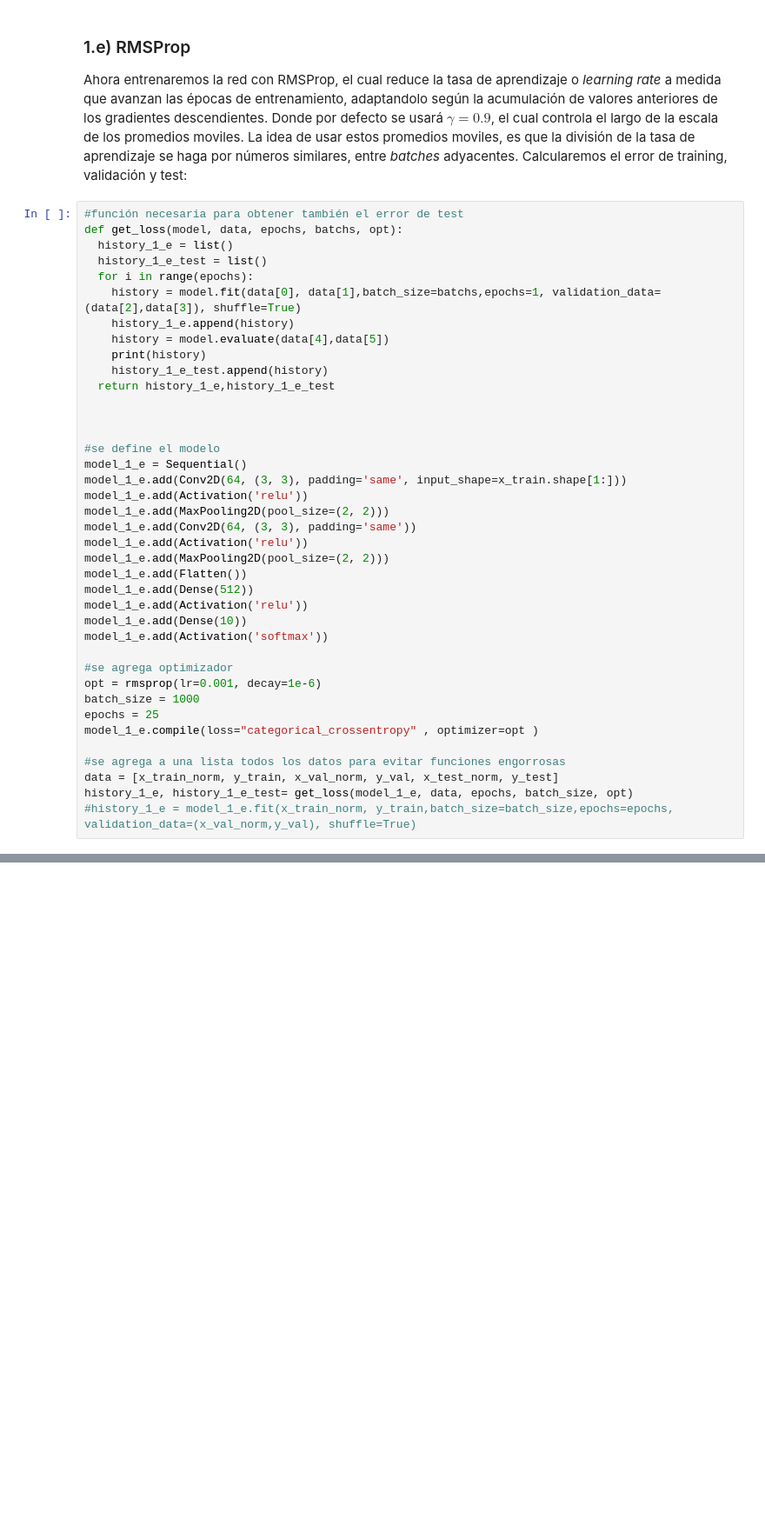
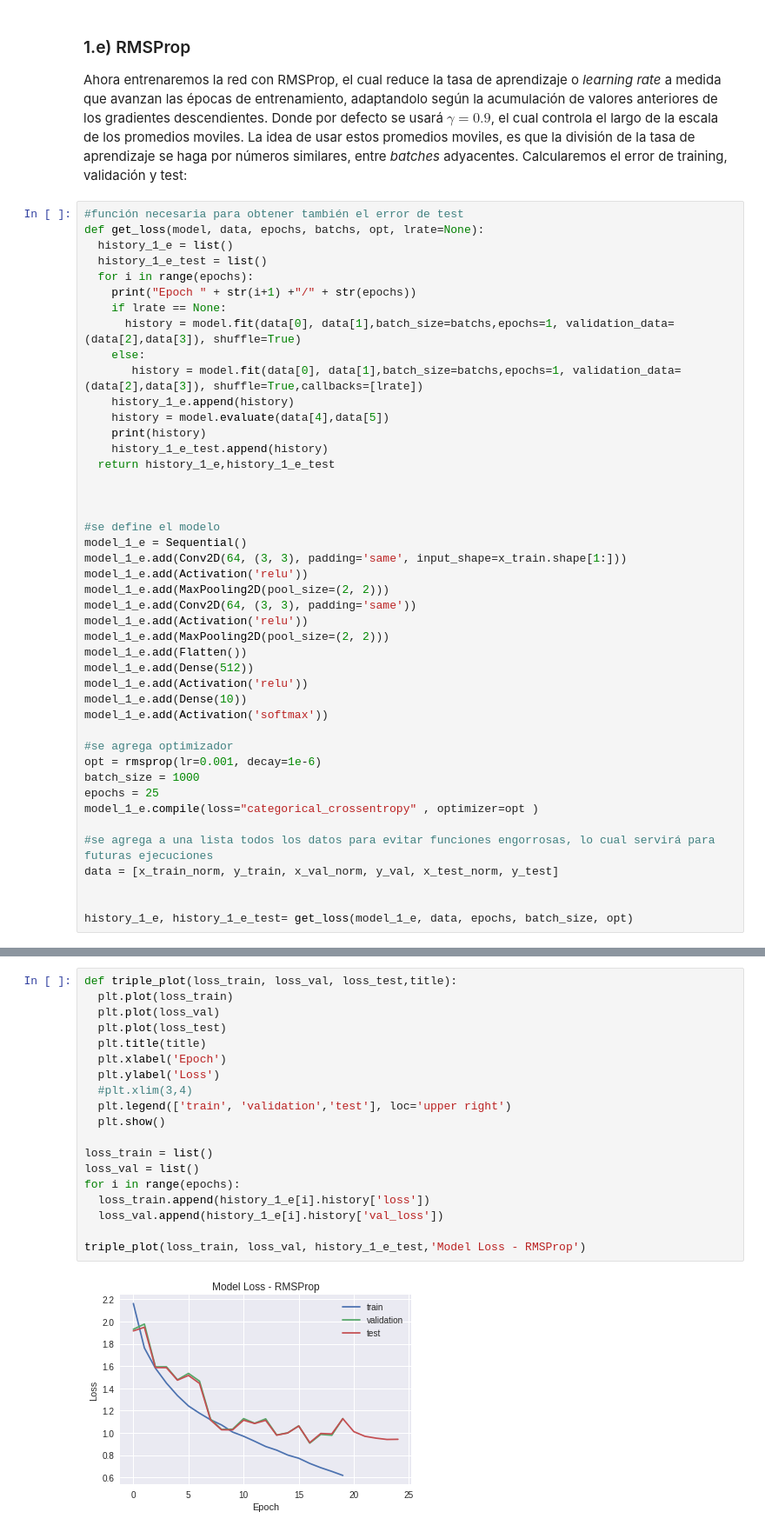
Before and after one commit to rigonzal/ANN, a Jupyter notebook: Approach2/Pregunta_1_colab.ipynb, the cells around one changed output, grey strips where cells are left out. Shown: that part at 87% size. Saved outputs shown, nothing was run; the diff lists cells and outputs as text; blank space fills up the shorter version.

```diff
--- a/Approach2/Pregunta_1_colab.ipynb
+++ b/Approach2/Pregunta_1_colab.ipynb
@@ -190,11 +177,15 @@ Notamos entonces que el error podría haber seguido disminuyendo si se entrenaba
 Ahora entrenaremos la red con RMSProp,  el cual reduce la tasa de aprendizaje o *learning rate* a medida que avanzan las épocas de entrenamiento,  adaptandolo según la acumulación de valores anteriores de los gradientes descendientes. Donde por defecto se usará $\gamma  = 0.9$, el cual controla el largo de la escala de los promedios moviles. La idea de usar estos promedios moviles, es que la división de la tasa de aprendizaje se haga por números similares, entre *batches* adyacentes. Calcularemos el error de training, validación y test:
 # %%
 #función necesaria para obtener también el error de test
-def get_loss(model, data, epochs, batchs, opt):
+def get_loss(model, data, epochs, batchs, opt, lrate=None):
   history_1_e = list()
   history_1_e_test = list()
   for i in range(epochs):
-    history = model.fit(data[0], data[1],batch_size=batchs,epochs=1, validation_data=(data[2],data[3]), shuffle=True)
+    print("Epoch " + str(i+1) +"/" + str(epochs))
+    if lrate == None:
+      history = model.fit(data[0], data[1],batch_size=batchs,epochs=1, validation_data=(data[2],data[3]), shuffle=True)
+    else:
+       history = model.fit(data[0], data[1],batch_size=batchs,epochs=1, validation_data=(data[2],data[3]), shuffle=True,callbacks=[lrate])
     history_1_e.append(history)
     history = model.evaluate(data[4],data[5])
     print(history)
@@ -223,8 +214,9 @@ batch_size = 1000
 epochs = 25
 model_1_e.compile(loss="categorical_crossentropy" , optimizer=opt )
 
-#se agrega a una lista todos los datos para evitar funciones engorrosas
+#se agrega a una lista todos los datos para evitar funciones engorrosas, lo cual servirá para futuras ejecuciones
 data = [x_train_norm, y_train, x_val_norm, y_val, x_test_norm, y_test]
+
+
 history_1_e, history_1_e_test= get_loss(model_1_e, data, epochs, batch_size, opt)
-#history_1_e = model_1_e.fit(x_train_norm, y_train,batch_size=batch_size,epochs=epochs, validation_data=(x_val_norm,y_val), shuffle=True)
 # %% [output]
@@ -265,0 +240,21 @@ plt.show()
+# %%
+def triple_plot(loss_train, loss_val, loss_test,title):
+  plt.plot(loss_train)
+  plt.plot(loss_val)
+  plt.plot(loss_test)
+  plt.title(title)
+  plt.xlabel('Epoch')
+  plt.ylabel('Loss')
+  #plt.xlim(3,4)
+  plt.legend(['train', 'validation','test'], loc='upper right')
+  plt.show()
+
+loss_train = list()
+loss_val = list()
+for i in range(epochs):
+  loss_train.append(history_1_e[i].history['loss'])
+  loss_val.append(history_1_e[i].history['val_loss'])
+
+triple_plot(loss_train, loss_val, history_1_e_test,'Model Loss - RMSProp')
+# %% [output]
+[figure, added]
```
Also changed, not shown: parts of 15 cells of this notebook.
